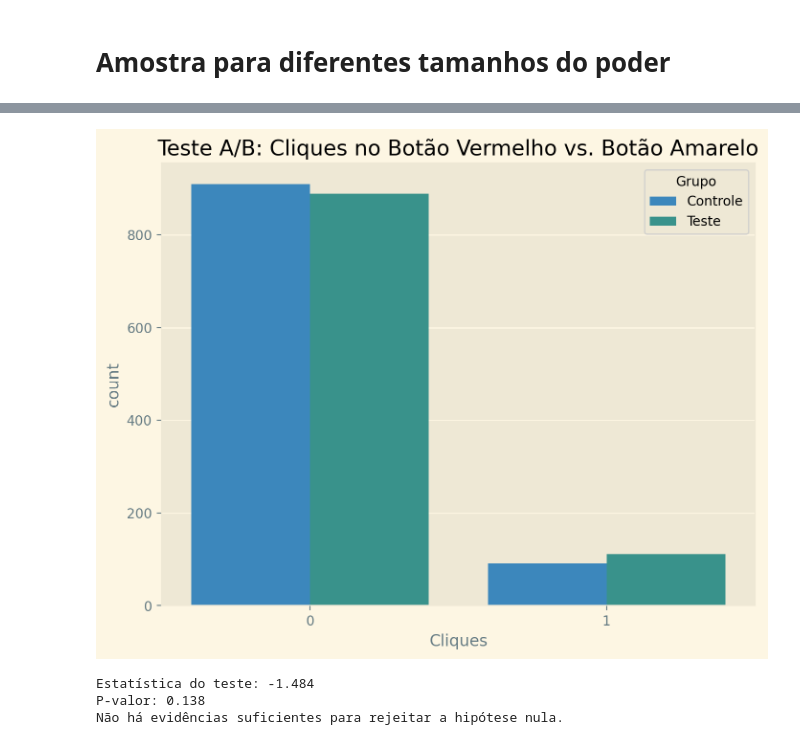
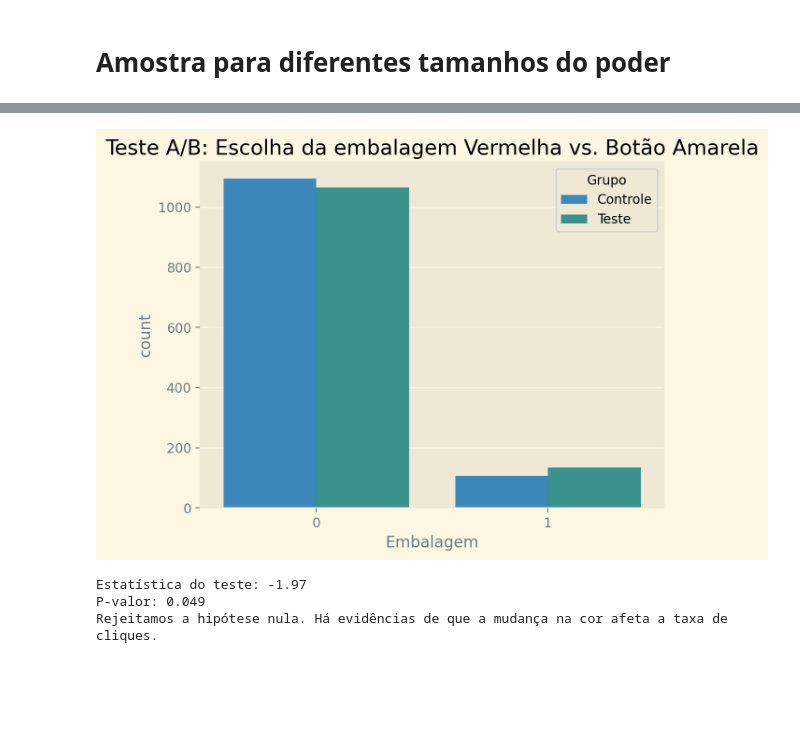
Before and after one commit to filmateus/Dados_Estatistica, a Jupyter notebook: Testes de Hipóteses e Teste AB.ipynb, the cells around one changed output, grey strips where cells are left out. Drawn from its saved outputs; the diff is of its cells as text; code cells hidden in the pictures; blank space fills up the shorter version.

```diff
--- a/Testes de Hipóteses e Teste AB.ipynb
+++ b/Testes de Hipóteses e Teste AB.ipynb
@@ -175,3 +169,21 @@ rc('mathtext', **{"default":"regular"})
 
 import warnings
 warnings.filterwarnings("ignore")
+# %%
+# Criar dados simulados
+np.random.seed(1612)
+
+n = 1200
+# Grupo de Controle (Botão Vermelho)
+grupo_controle = np.random.binomial(n=1, p=0.1, size=n)  # Taxa de cliques de 10%
+
+# Grupo de Teste (Botão Amarelo)
+grupo_teste = np.random.binomial(n=1, p=0.12, size=n)  # Taxa de cliques de 12%
+
+# Criar DataFrame
+dados = pd.DataFrame({
+    'Grupo': ['Controle'] * n + ['Teste'] * n,
+    'Embalagem': np.concatenate([grupo_controle, grupo_teste])
+})
+
+dados[['Embalagem', 'Grupo']].value_counts().to_frame()
@@ -178,28 +197,15 @@ warnings.filterwarnings("ignore")
+# %%
+# Visualizar os dados
+# plt.figure(figsize=(8, 6))
+sns.countplot(x='Embalagem', hue='Grupo', data=dados)
+plt.title('Teste A/B: Escolha da embalagem Vermelha vs. Botão Amarela')
+plt.show()
+# %% [output]
+[figure, added]
 # %%
-# Criar dados simulados
-np.random.seed(1612)
-
-# Grupo de Controle (Botão Vermelho)
-grupo_controle = np.random.binomial(n=1, p=0.1, size=1000)  # Taxa de cliques de 10%
-
-# Grupo de Teste (Botão Amarelo)
-grupo_teste = np.random.binomial(n=1, p=0.12, size=1000)  # Taxa de cliques de 12%
-
-# Criar DataFrame
-dados = pd.DataFrame({
-    'Grupo': ['Controle'] * 1000 + ['Teste'] * 1000,
-    'Cliques': np.concatenate([grupo_controle, grupo_teste])
-})
-
-# Visualizar os dados
-plt.figure(figsize=(8, 6))
-sns.countplot(x='Cliques', hue='Grupo', data=dados)
-plt.title('Teste A/B: Cliques no Botão Vermelho vs. Botão Amarelo')
-plt.show()
-
 # Realizar teste estatístico
-controle = dados[dados['Grupo'] == 'Controle']['Cliques']
-teste = dados[dados['Grupo'] == 'Teste']['Cliques']
+controle = dados[dados['Grupo'] == 'Controle']['Embalagem']
+teste = dados[dados['Grupo'] == 'Teste']['Embalagem']
 
 stat, p_valor = stats.ttest_ind(controle, teste)
 print(f'Estatística do teste: {round(stat,3)}\nP-valor: {round(p_valor,3)}')
@@ -211,7 +217,6 @@ if p_valor < alfa:
 else:
     print('Não há evidências suficientes para rejeitar a hipótese nula.')
 # %% [output]
-[figure, removed]
-Estatística do teste: -1.484
-P-valor: 0.138
-Não há evidências suficientes para rejeitar a hipótese nula.
+Estatística do teste: -1.97
+P-valor: 0.049
+Rejeitamos a hipótese nula. Há evidências de que a mudança na cor afeta a taxa de cliques.
```
Also changed, not shown: parts of 14 cells of this notebook.
